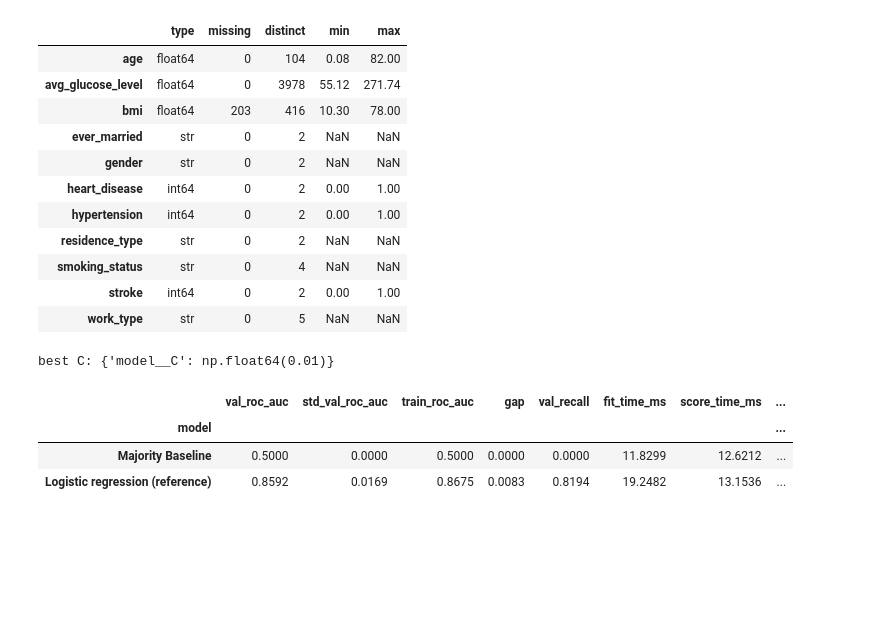
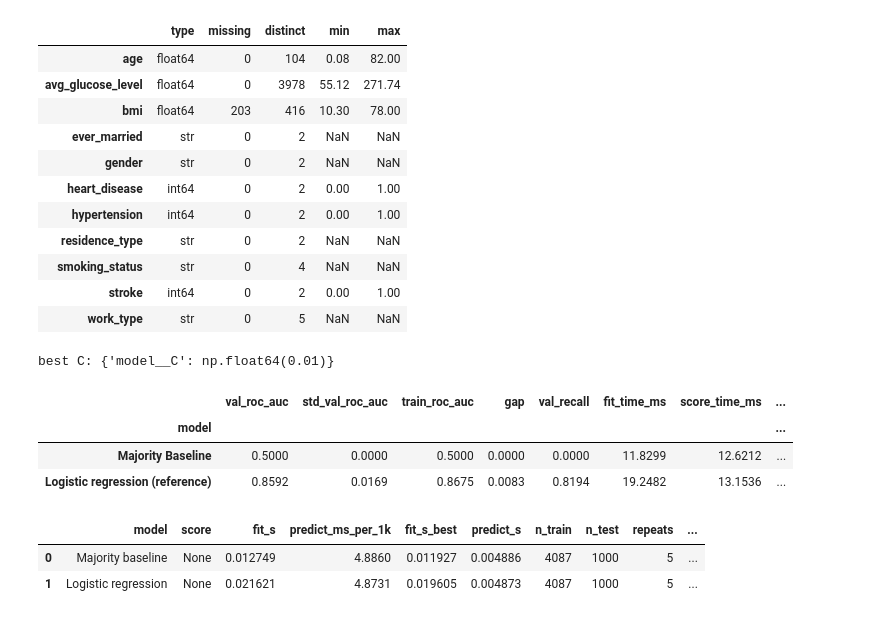
Before and after one commit to Lightfoot7/A.I.-Best-Team, a Jupyter notebook: Main (2).ipynb, the cells around one changed output. Saved outputs shown, nothing was run; the diff lists cells and outputs as text; code cells hidden in the pictures; blank space fills up the shorter version.

```diff
--- a/Main (2).ipynb
+++ b/Main (2).ipynb
@@ -696,0 +702,16 @@ best C: {'model__C': np.float64(0.01)}
+# %%
+# Costs
+def cost_table(models):
+    X_time = X_train.iloc[:1000]
+    cost = ai4.ResultsTable()
+    for name, model in models:
+        r = ai4.benchmark(model, X_train, y_train, X_time, repeats=5, measure_memory=True)
+        cost.add(name, r)
+    return cost.df()
+# %%
+# costs test
+cost_table(models)
+# %% [output]
+|  | model | score | fit_s | predict_ms_per_1k | fit_s_best | predict_s | n_train | n_test | repeats | ... |
+| 0 | Majority baseline | None | 0.012749 | 4.8860 | 0.011927 | 0.004886 | 4087 | 1000 | 5 | ... |
+| 1 | Logistic regression | None | 0.021621 | 4.8731 | 0.019605 | 0.004873 | 4087 | 1000 | 5 | ... |
```
Also changed, not shown: parts of 4 cells of this notebook.
